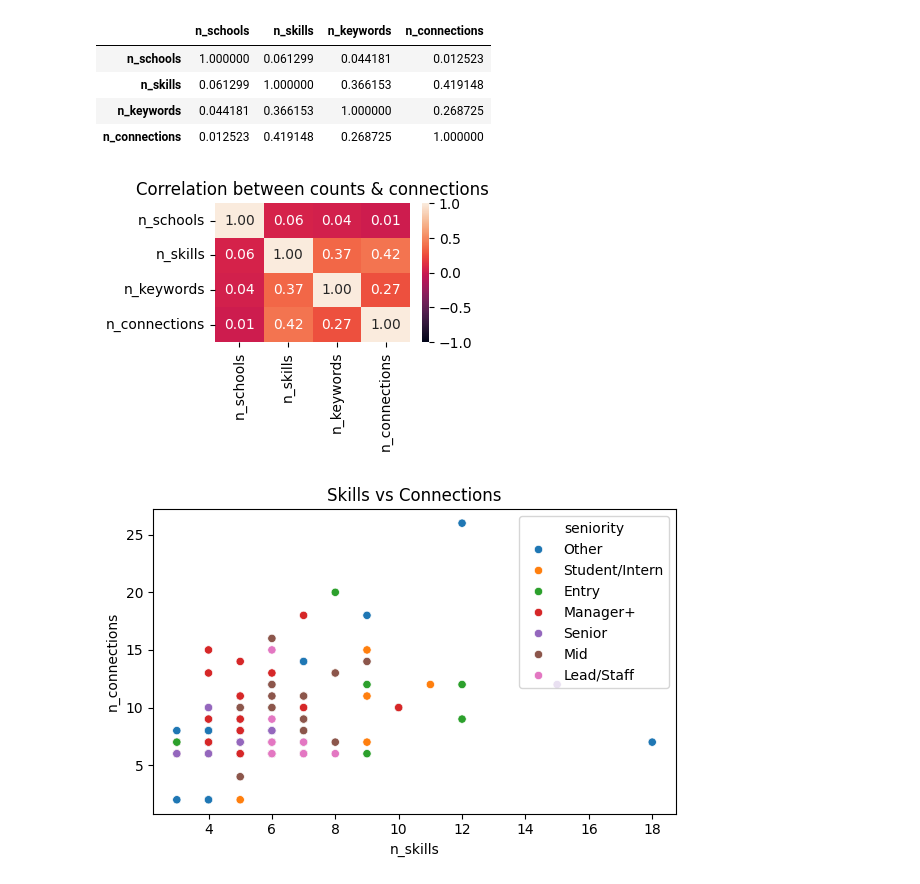
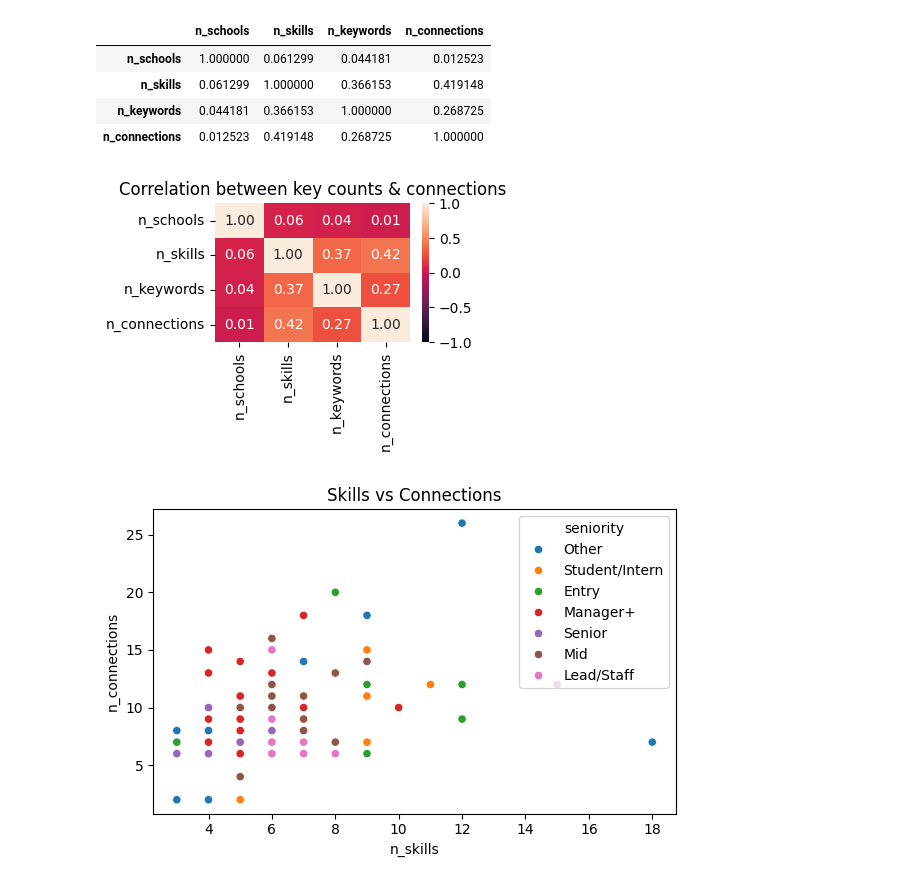
Before and after one commit to CrisH2307/6ixPathConnection, a Jupyter notebook: service/notebooks/visualization.ipynb, the cells around one changed output. Cells and saved outputs as stored; diff of their text form; code cells hidden in the pictures.

```diff
--- a/service/notebooks/visualization.ipynb
+++ b/service/notebooks/visualization.ipynb
@@ -50,9 +50,13 @@ for p in people:
         "seniority": p.get("seniority", "Other"),
         "n_schools": (get_list(p, "schools")),
         "n_skills": (get_list(p, "skills")),
-        "n_keywords": (get_list(p, "keywords"))
-        #"n_connections": len(p.get("connections", [])),
+        "n_keywords": (get_list(p, "keywords")),
+        "n_connections": len(p.get("connections", [])),
     })
 
 df = pd.DataFrame(rows)
 df.head()
+
+rbc = df[df["company"] == "RBC"]
+rbc[["name", "company", "role", "n_skills", "n_keywords"]].head(100)
+rbc.to_excel("rbc_people.xlsx", index=False)
@@ -438,11 +456,11 @@ corr
 # %%
 plt.figure(figsize=(4,3))
 sns.heatmap(corr, annot=True, vmin=-1, vmax=1, fmt=".2f")
-plt.title("Correlation between counts & connections")
+plt.title("Correlation between key counts & connections")
 plt.tight_layout()
 plt.show()
 # %% [output]
-[figure, old version]
+[figure, new version]
 # %%
 plt.figure(figsize=(6,4))
 sns.scatterplot(
```
Also changed, not shown: parts of 9 cells of this notebook.
